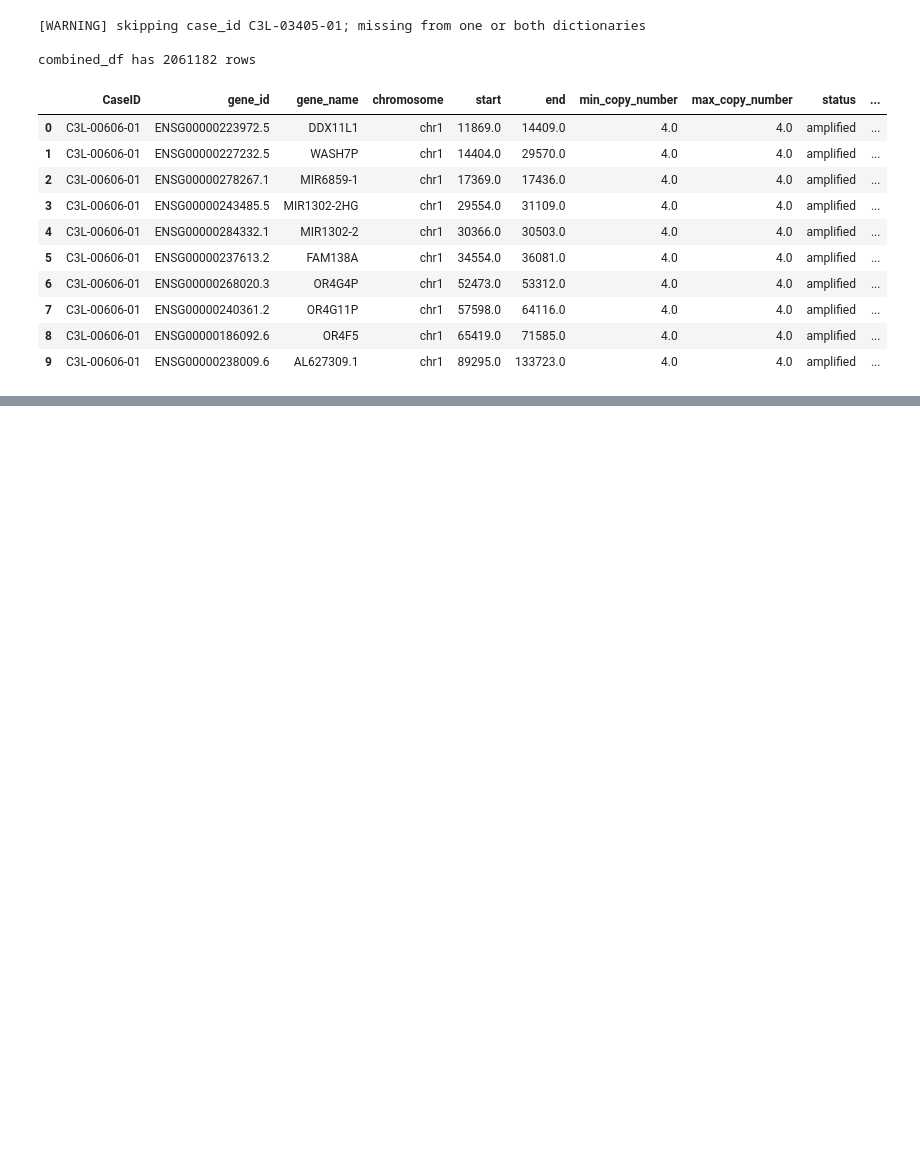
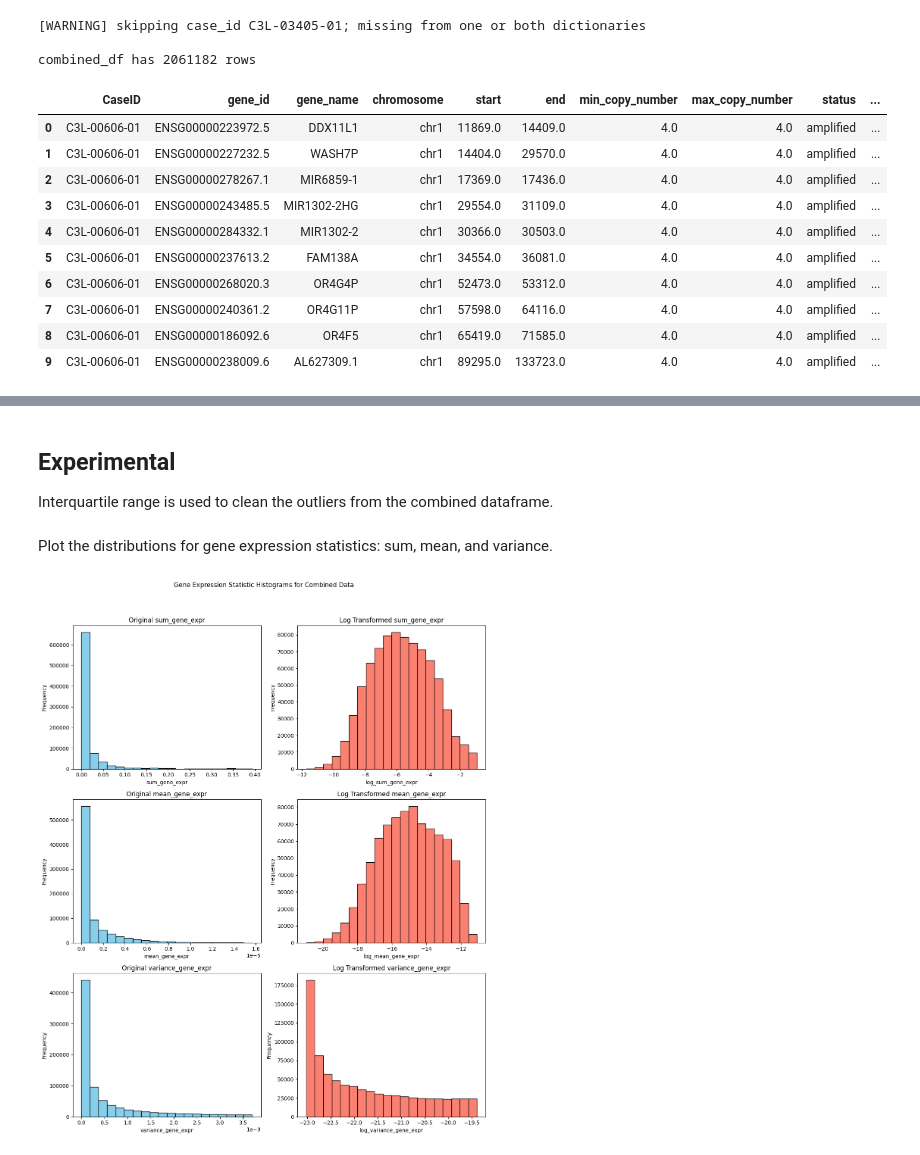
Before and after one commit to LaraLim/cnv-supervised-learning, a Jupyter notebook: join_cnv_gene_expr_stats.ipynb, the cells around one changed output, grey strips where cells are left out. Cells and saved outputs as stored; diff of their text form; code cells hidden in the pictures; blank space fills up the shorter version.

```diff
--- a/join_cnv_gene_expr_stats.ipynb
+++ b/join_cnv_gene_expr_stats.ipynb
@@ -174,0 +227,25 @@ combined_df has 2061182 rows
+# %% [markdown]
+## Experimental
+
+Interquartile range is used to clean the outliers from the combined dataframe.
+# %%
+# helper function to remove outliers via IQR
+def remove_outliers_iqr(df, column):
+    Q1 = df[column].quantile(0.25)
+    Q3 = df[column].quantile(0.75)
+    IQR = Q3 - Q1
+    lower_bound = Q1 - 1.5 * IQR
+    upper_bound = Q3 + 1.5 * IQR
+    return df[(df[column] >= lower_bound) & (df[column] <= upper_bound)]
+
+# remove outliers for each gene expression metric
+combined_df_cleaned = combined_df.copy()  # create a copy not to modify the original dataframe
+for column in ['sum_gene_expr', 'mean_gene_expr', 'variance_gene_expr']:
+    combined_df_cleaned = remove_outliers_iqr(combined_df_cleaned, column)
+# %% [markdown]
+Plot the distributions for gene expression statistics: sum, mean, and variance.
+# %%
+plot_cols = ['sum_gene_expr', 'mean_gene_expr', 'variance_gene_expr']
+plot_histograms(combined_df_cleaned, plot_cols, 'Combined Data')
+# %% [output]
+[figure, added]
```
Also changed, not shown: parts of 8 cells of this notebook.
